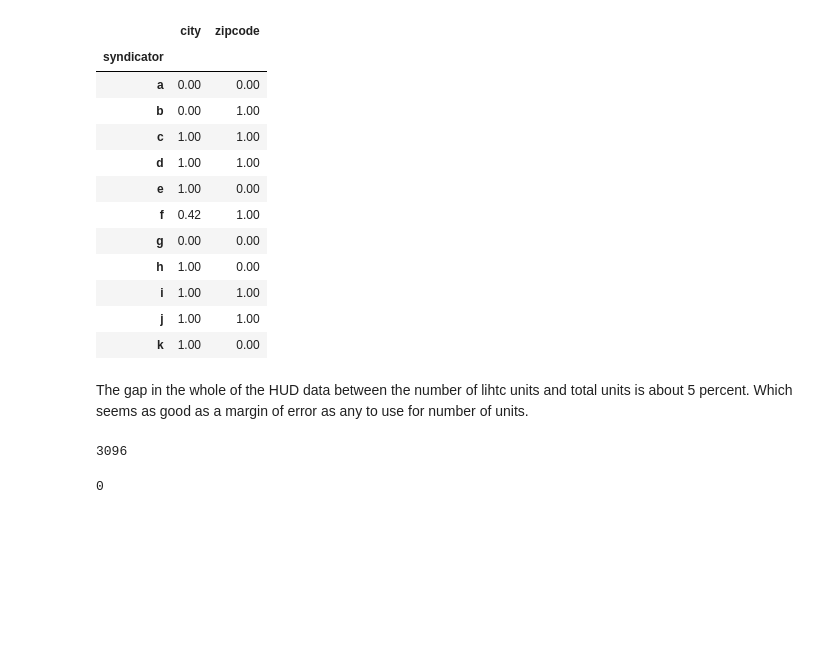
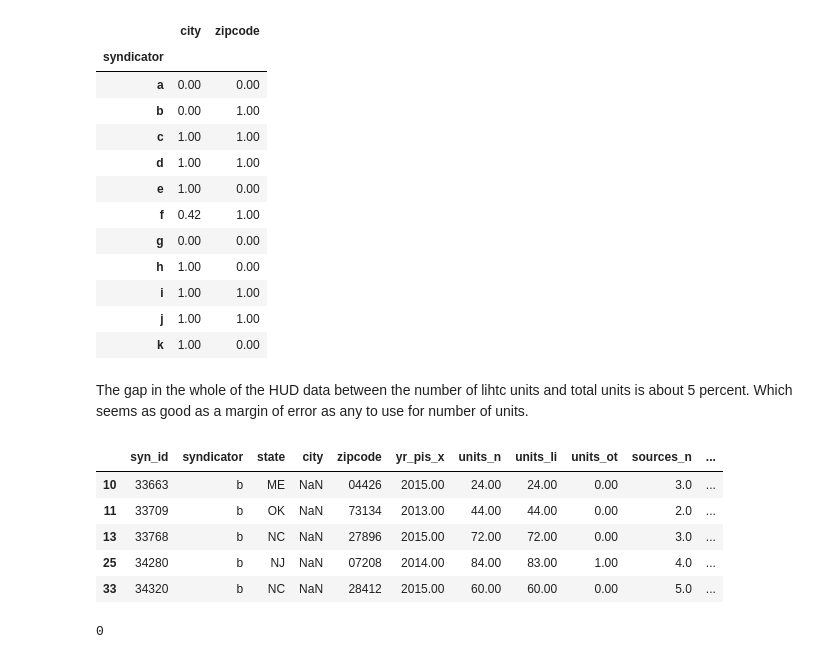
Before and after one commit to qunderriner/LIHTC_Analysis, a Jupyter notebook: matching_v3.ipynb, the cells around one changed output. Cells and saved outputs as stored; diff of their text form; code cells hidden in the pictures; blank space fills up the shorter version.

```diff
--- a/matching_v3.ipynb
+++ b/matching_v3.ipynb
@@ -218,6 +218,17 @@ c1['match_type'] = 'city+yr'
 # %%
 #add both types of matches together
 matches = matches.append(c1[~(c1.id.isin(matches.id))])
+# %%
+matches = matches.loc[:,~matches.columns.duplicated()] #double check no duplicate cols before putting to csv
+# %%
+matches.head()
+# %% [output]
+|  | syn_id | syndicator | state | city | zipcode | yr_pis_x | units_n | units_li | units_ot | sources_n | ... |
+| 10 | 33663 | b | ME | NaN | 04426 | 2015.00 | 24.00 | 24.00 | 0.00 | 3.0 | ... |
+| 11 | 33709 | b | OK | NaN | 73134 | 2013.00 | 44.00 | 44.00 | 0.00 | 2.0 | ... |
+| 13 | 33768 | b | NC | NaN | 27896 | 2015.00 | 72.00 | 72.00 | 0.00 | 3.0 | ... |
+| 25 | 34280 | b | NJ | NaN | 07208 | 2014.00 | 84.00 | 83.00 | 1.00 | 4.0 | ... |
+| 33 | 34320 | b | NC | NaN | 28412 | 2015.00 | 60.00 | 60.00 | 0.00 | 5.0 | ... |
 # %%
 #keep year construction starts and clean it if it exists, if it does no exist us PIS - 2
 
@@ -230,7 +241,3 @@ matches = matches.rename(columns={"con_stdate":"Year"})
 # %%
 #_x is syndicator data
 matches = matches.rename(columns={"yr_pis_x":"yr_pis"})
-# %%
-len(matches)
-# %% [output]
-3096
```
Also changed, not shown: parts of 6 cells of this notebook.
